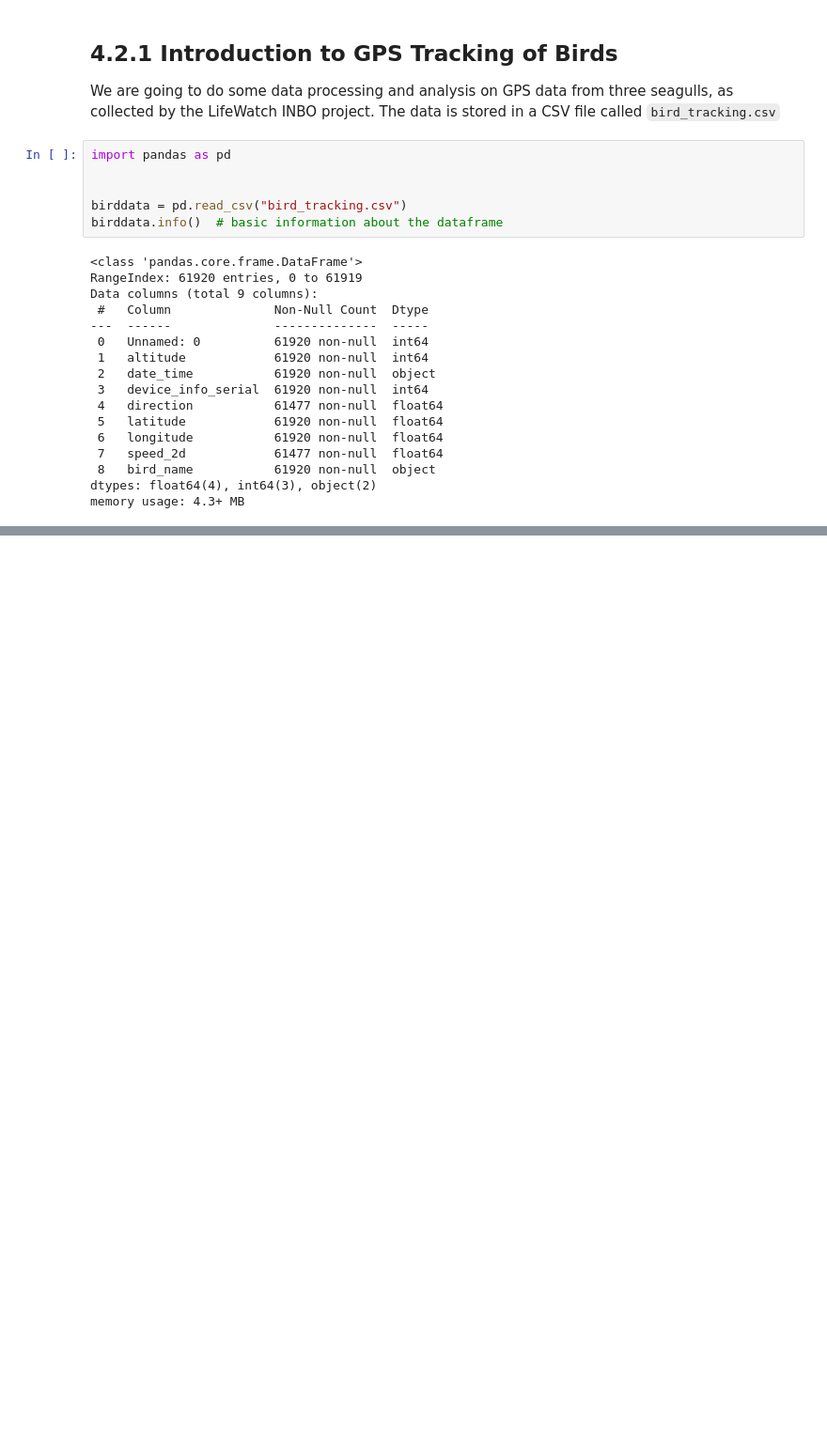
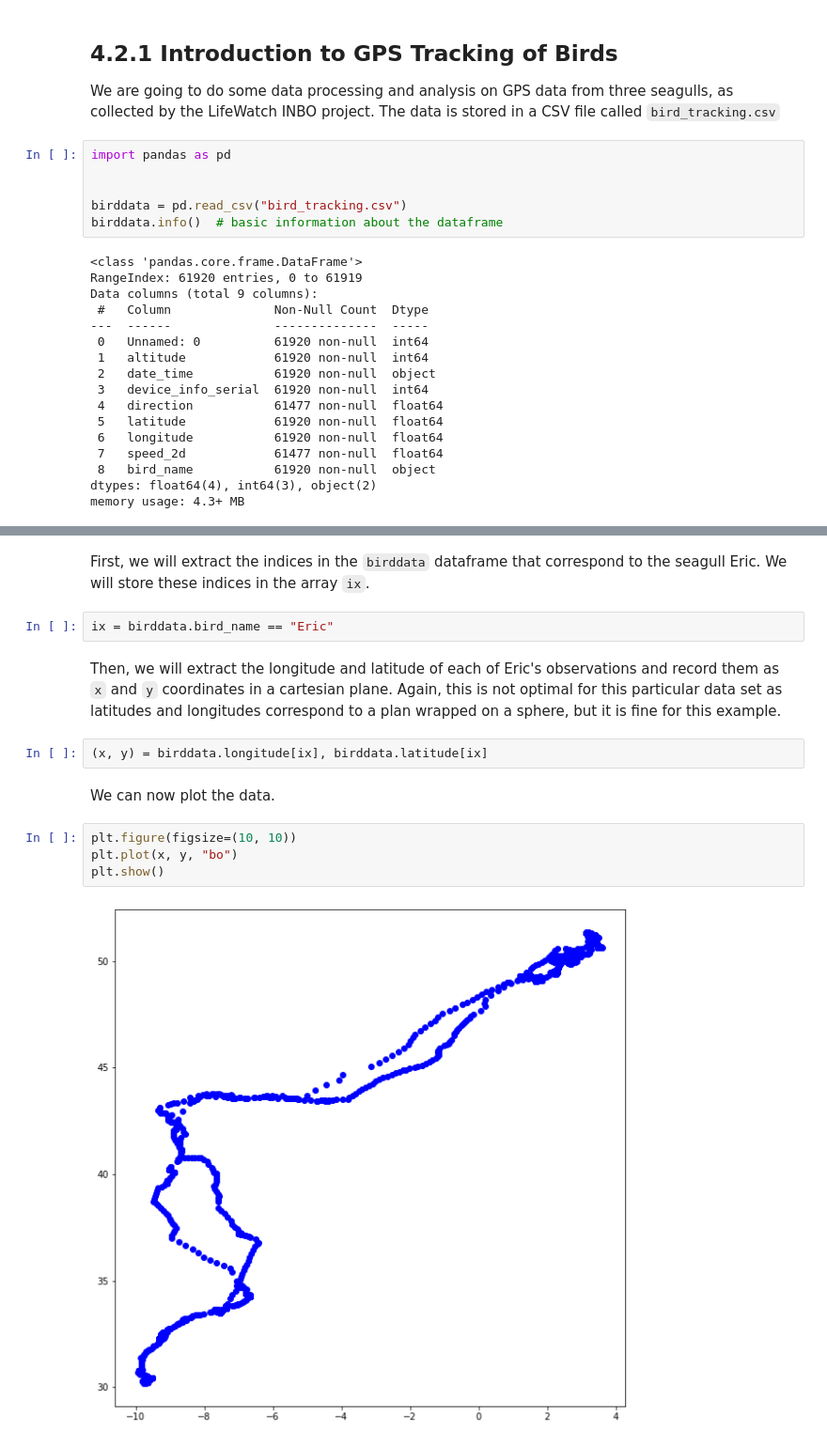
Before and after one commit to akhilkarra/python-lab, a Jupyter notebook: notebooks/PH526x/week4/week4_notes.ipynb, the cells around one changed output, grey strips where cells are left out. Shown at 94% size. Drawn from its saved outputs; the diff is of its cells as text; blank space fills up the shorter version.

```diff
--- a/notebooks/PH526x/week4/week4_notes.ipynb
+++ b/notebooks/PH526x/week4/week4_notes.ipynb
@@ -280,0 +289,16 @@ birddata.head()  # the first five rows of the dataframe
+# %% [markdown]
+First, we will extract the indices in the ``birddata`` dataframe that correspond to the seagull Eric. We will store these indices in the array ``ix``.
+# %%
+ix = birddata.bird_name == "Eric"
+# %% [markdown]
+Then, we will extract the longitude and latitude of each of Eric's observations and record them as ``x`` and ``y`` coordinates in a cartesian plane. Again, this is not optimal for this particular data set as latitudes and longitudes correspond to a plan wrapped on a sphere, but it is fine for this example.
+# %%
+(x, y) = birddata.longitude[ix], birddata.latitude[ix]
+# %% [markdown]
+We can now plot the data.
+# %%
+plt.figure(figsize=(10, 10))
+plt.plot(x, y, "bo")
+plt.show()
+# %% [output]
+[figure, added]
```
Also changed, not shown: parts of 10 cells of this notebook.
